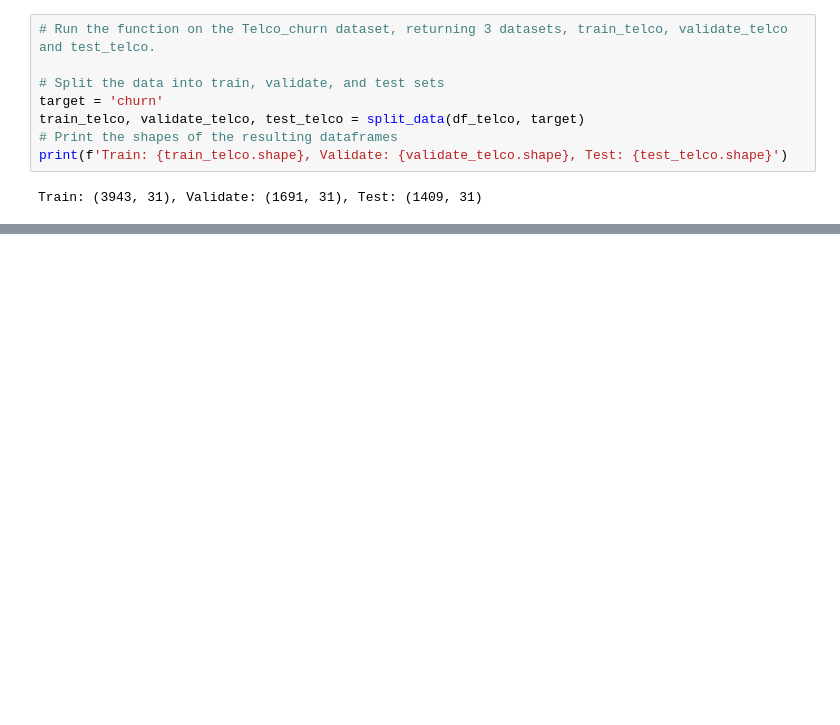
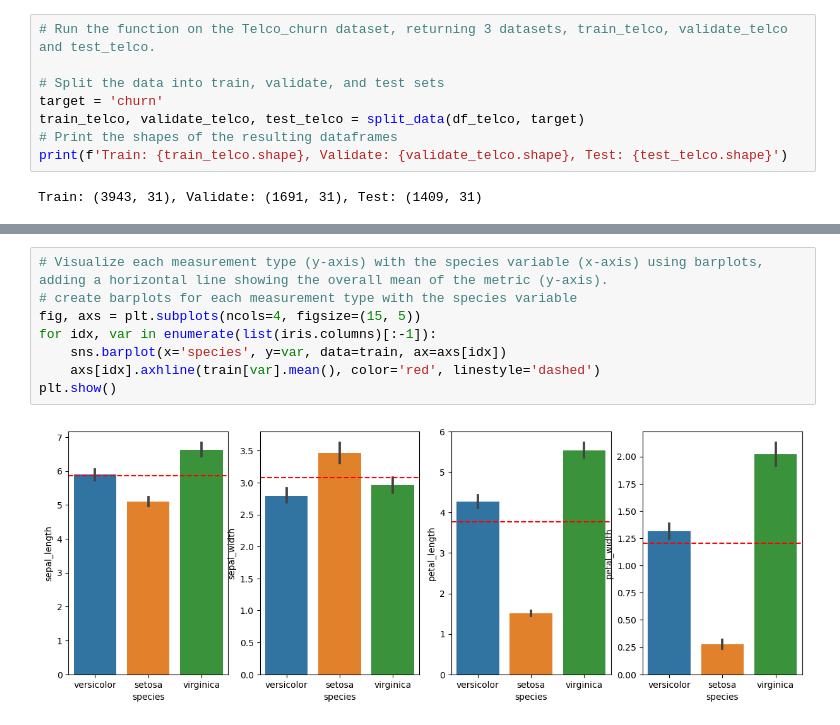
Before and after one commit to JoeyGideon/classification-exercises, a Jupyter notebook: classification_exercises.ipynb, the cells around one changed output, grey strips where cells are left out. Cells and saved outputs as stored; diff of their text form; blank space fills up the shorter version.

```diff
--- a/classification_exercises.ipynb
+++ b/classification_exercises.ipynb
@@ -506,0 +628,10 @@ Train: (3943, 31), Validate: (1691, 31), Test: (1409, 31)
+# %%
+# Visualize each measurement type (y-axis) with the species variable (x-axis) using barplots, adding a horizontal line showing the overall mean of the metric (y-axis).
+# create barplots for each measurement type with the species variable
+fig, axs = plt.subplots(ncols=4, figsize=(15, 5))
+for idx, var in enumerate(list(iris.columns)[:-1]):
+    sns.barplot(x='species', y=var, data=train, ax=axs[idx])
+    axs[idx].axhline(train[var].mean(), color='red', linestyle='dashed')
+plt.show()
+# %% [output]
+[figure, added]
```
Also changed, not shown: parts of 27 cells of this notebook.
